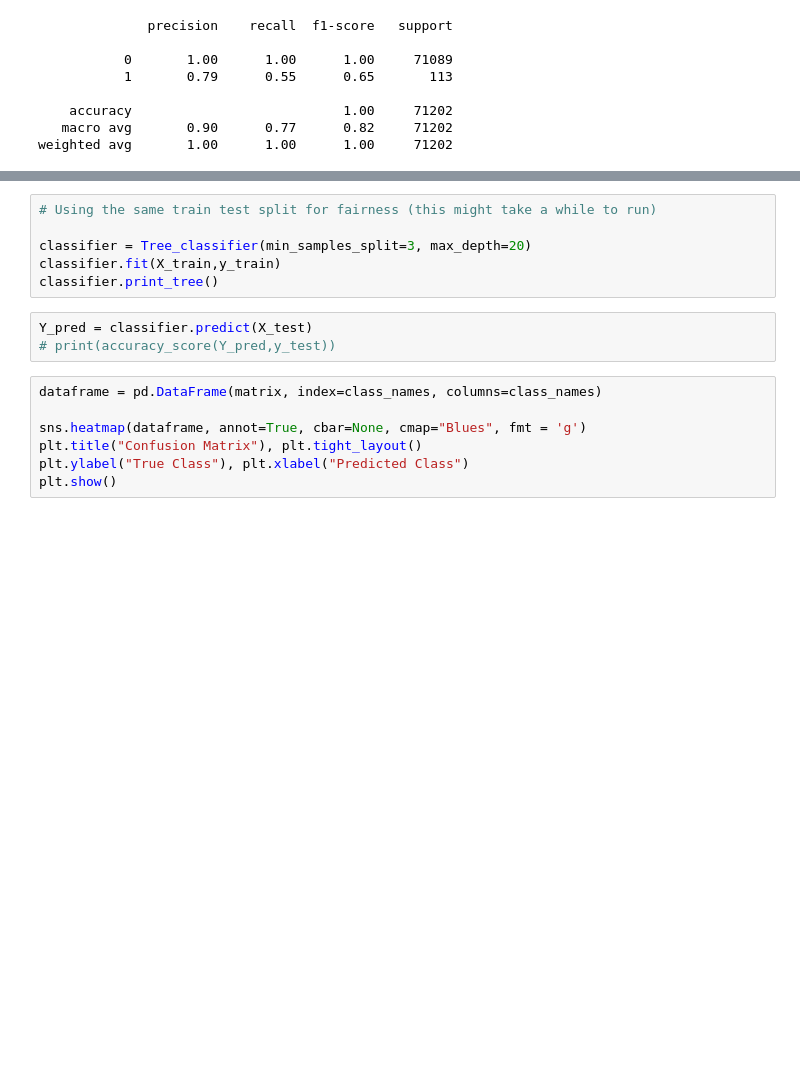
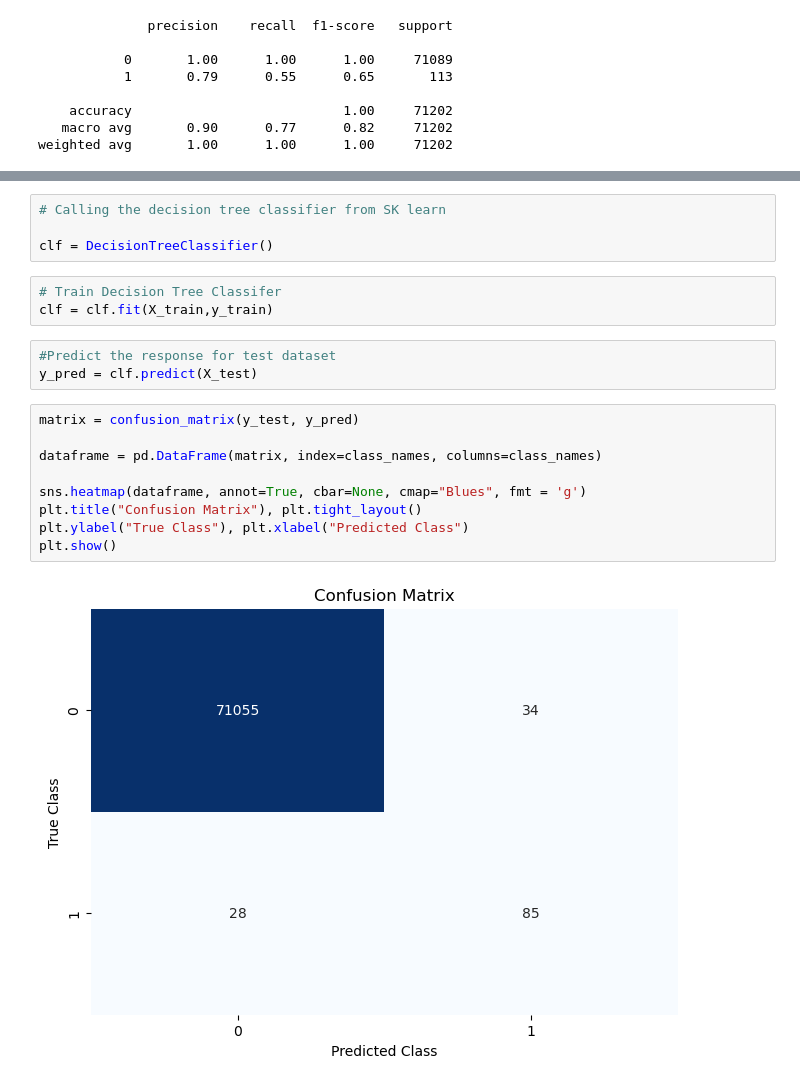
Before and after one commit to suf102/Data-and-Machine-Learning-Portfolio, a Jupyter notebook: Projects/Credit_Card_Fraud_detection/Credit_Card_Fraud_detection.ipynb, the cells around one changed output, grey strips where cells are left out. Drawn from its saved outputs; the diff is of its cells as text; blank space fills up the shorter version.

```diff
--- a/Projects/Credit_Card_Fraud_detection/Credit_Card_Fraud_detection.ipynb
+++ b/Projects/Credit_Card_Fraud_detection/Credit_Card_Fraud_detection.ipynb
@@ -134,17 +137,22 @@ weighted avg       1.00      1.00      1.00     71202
-# %%
-# Using the same train test split for fairness (this might take a while to run)
-
-classifier = Tree_classifier(min_samples_split=3, max_depth=20)
-classifier.fit(X_train,y_train)
-classifier.print_tree()
-# %%
-Y_pred = classifier.predict(X_test)
-# print(accuracy_score(Y_pred,y_test))
+# %%
+# Calling the decision tree classifier from SK learn
+
+clf = DecisionTreeClassifier()
+# %%
+# Train Decision Tree Classifer
+clf = clf.fit(X_train,y_train)
+# %%
+#Predict the response for test dataset
+y_pred = clf.predict(X_test)
 # %%
+matrix = confusion_matrix(y_test, y_pred)
+
 dataframe = pd.DataFrame(matrix, index=class_names, columns=class_names)
 
 sns.heatmap(dataframe, annot=True, cbar=None, cmap="Blues", fmt = 'g')
 plt.title("Confusion Matrix"), plt.tight_layout()
 plt.ylabel("True Class"), plt.xlabel("Predicted Class")
 plt.show()
+# %% [output]
+[figure, added]
 # %%
```
Also changed, not shown: parts of 21 cells of this notebook.
